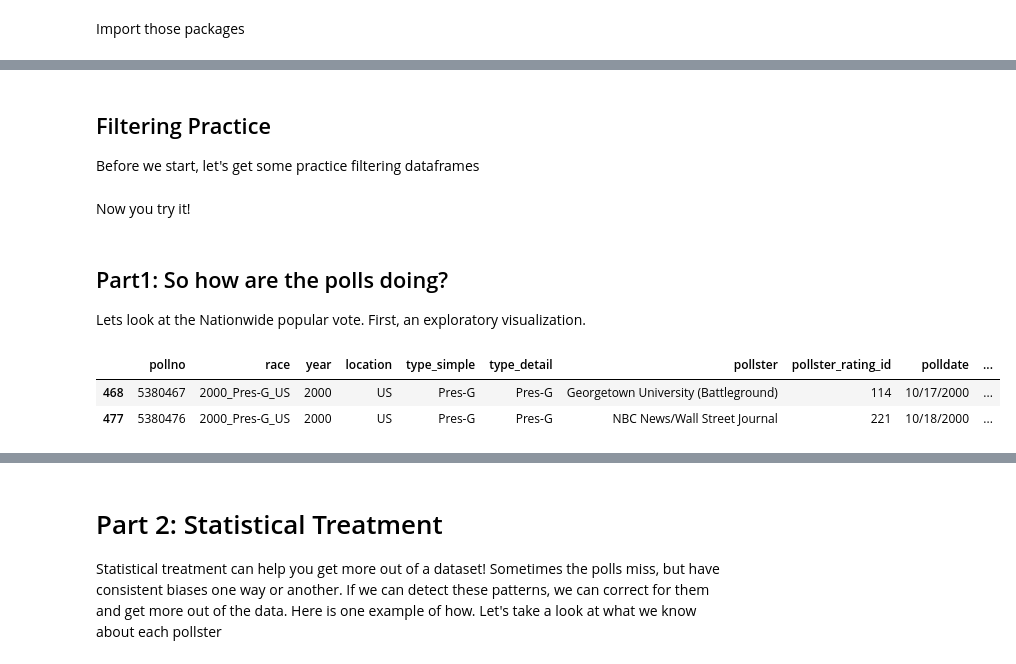
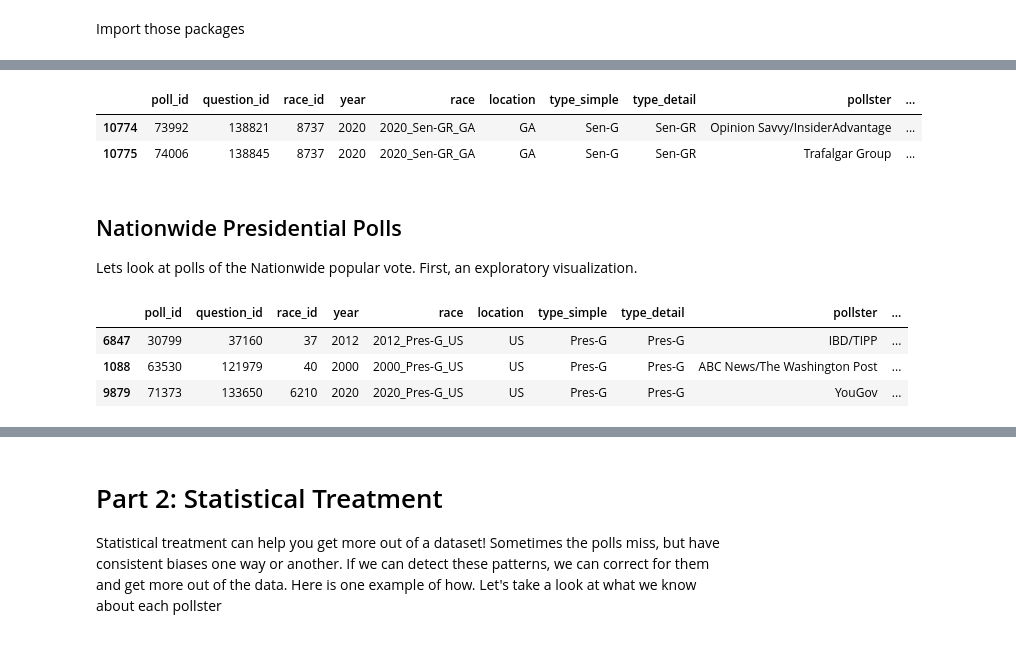
Before and after one commit to dmil/wrangler-polls, a Jupyter notebook: polling-analysis.ipynb, the cells around one changed output, grey strips where cells are left out. Cells and saved outputs as stored; diff of their text form; code cells hidden in the pictures.

```diff
--- a/polling-analysis.ipynb
+++ b/polling-analysis.ipynb
@@ -52,3 +60,16 @@ polls = pd.read_csv('raw-polls.csv')
 polls['margin_poll'] = -polls['margin_poll']
 polls['margin_actual'] = -polls['margin_actual']
 polls['bias'] = -polls['bias']
+polls['bias_overestimate'] = polls.bias.apply(lambda x: 'overestimates democrat' if x < 0 else 'overestimates republican')
+polls['bias_overestimate'] = pd.Categorical(polls['bias_overestimate'], categories=['overestimates republican','overestimates democrat'])
+
+# Create a variable to distinguish national vs state polls and for winner party
+polls['national'] = polls.location.apply(lambda x: 'national' if x == 'US' else 'state')
+polls['winner_party'] = polls.margin_actual.apply(lambda x: 'D' if x < 0 else 'R')
+polls['winner_party'] = pd.Categorical(polls['winner_party'], categories=['R','D'])
+
+polls.tail(2)
+# %% [output]
+|  | poll_id | question_id | race_id | year | race | location | type_simple | type_detail | pollster | ... |
+| 10774 | 73992 | 138821 | 8737 | 2020 | 2020_Sen-GR_GA | GA | Sen-G | Sen-GR | Opinion Savvy/InsiderAdvantage | ... |
+| 10775 | 74006 | 138845 | 8737 | 2020 | 2020_Sen-GR_GA | GA | Sen-G | Sen-GR | Trafalgar Group | ... |
@@ -95,3 +75,0 @@ def dotplot(df, x, y, result=None, figsize=(16,4), title='',
-# %% [markdown]
-## Filtering Practice
-Before we start, let's get some practice filtering dataframes
@@ -110,2 +75,0 @@ filtered_polls.sample(3)
-# %% [markdown]
-Now you try it!
@@ -121,12 +76,15 @@ Now you try it!
 # %% [markdown]
-## Part1: So how are the polls doing?
+## Nationwide Presidential Polls
 
-Lets look at the Nationwide popular vote. First, an exploratory visualization.
+Lets look at polls of the Nationwide popular vote. First, an exploratory visualization.
 # %%
-# A quick look at the polls dataframe
+# Get all NATIONAL-level presidential polls
 polls_to_analyze = polls.query("type_detail=='Pres-G' and location=='US'")
-polls_to_analyze.head(2)
+
+# Display 3 random polls
+polls_to_analyze.sample(3)
 # %% [output]
-|  | pollno | race | year | location | type_simple | type_detail | pollster | pollster_rating_id | polldate | ... |
-| 468 | 5380467 | 2000_Pres-G_US | 2000 | US | Pres-G | Pres-G | Georgetown University (Battleground) | 114 | 10/17/2000 | ... |
-| 477 | 5380476 | 2000_Pres-G_US | 2000 | US | Pres-G | Pres-G | NBC News/Wall Street Journal | 221 | 10/18/2000 | ... |
+|  | poll_id | question_id | race_id | year | race | location | type_simple | type_detail | pollster | ... |
+| 6847 | 30799 | 37160 | 37 | 2012 | 2012_Pres-G_US | US | Pres-G | Pres-G | IBD/TIPP | ... |
+| 1088 | 63530 | 121979 | 40 | 2000 | 2000_Pres-G_US | US | Pres-G | Pres-G | ABC News/The Washington Post | ... |
+| 9879 | 71373 | 133650 | 6210 | 2020 | 2020_Pres-G_US | US | Pres-G | Pres-G | YouGov | ... |
```
Also changed, not shown: parts of 46 cells of this notebook, 2 other files.
